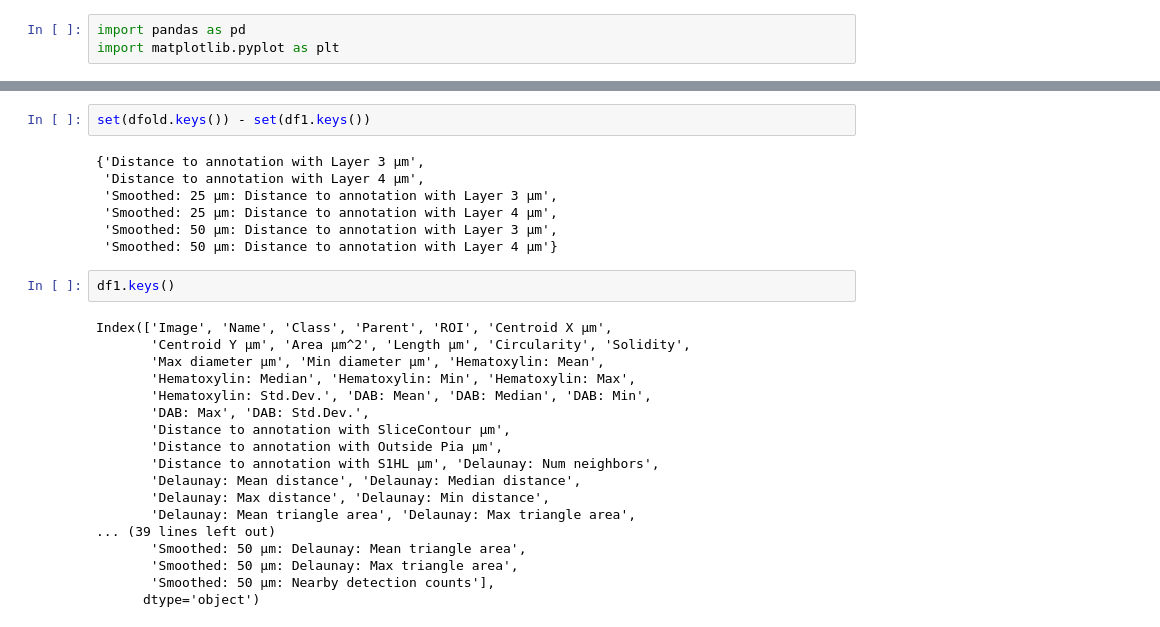
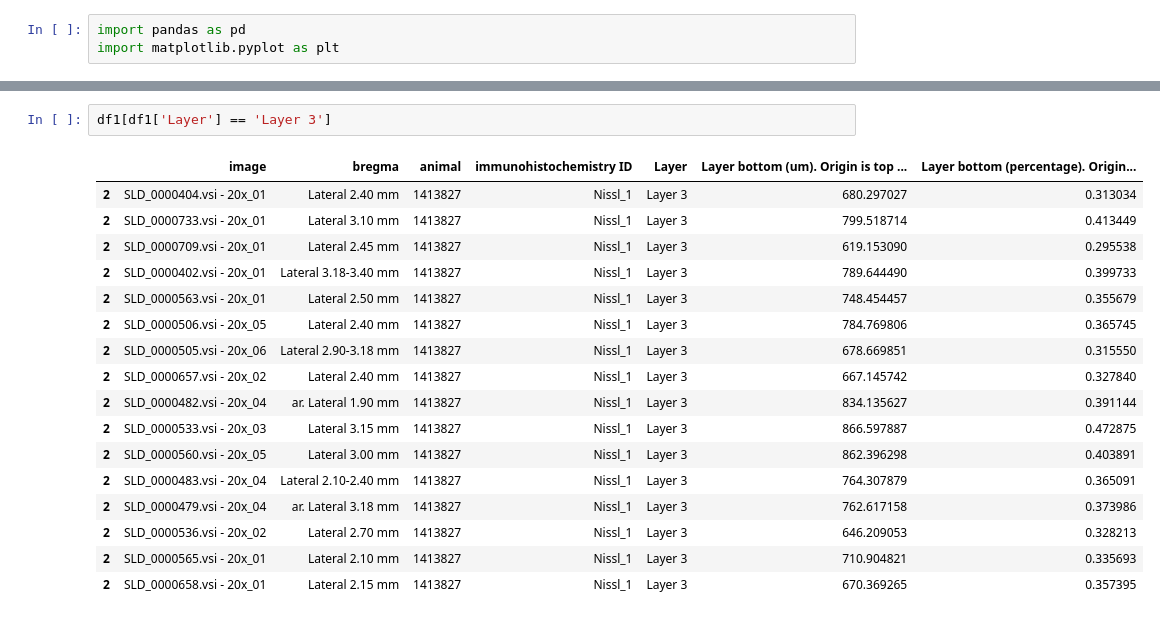
Before and after one commit to jacquemi-bbp/rat_sscx_nissl_analysis, a Jupyter notebook: Notebooks/Plot plan boundaries layers.ipynb, the cells around one changed output, grey strips where cells are left out. Cells and saved outputs as stored; diff of their text form.

```diff
--- a/Notebooks/Plot plan boundaries layers.ipynb
+++ b/Notebooks/Plot plan boundaries layers.ipynb
@@ -75,29 +6,20 @@ set(df1.keys()) - set(dfold.keys())
-# %%
-set(dfold.keys()) - set(df1.keys())
-# %% [output]
-{'Distance to annotation with Layer 3 µm',
- 'Distance to annotation with Layer 4 µm',
- 'Smoothed: 25 µm: Distance to annotation with Layer 3 µm',
- 'Smoothed: 25 µm: Distance to annotation with Layer 4 µm',
- 'Smoothed: 50 µm: Distance to annotation with Layer 3 µm',
- 'Smoothed: 50 µm: Distance to annotation with Layer 4 µm'}
-# %%
-df1.keys()
-# %% [output]
-Index(['Image', 'Name', 'Class', 'Parent', 'ROI', 'Centroid X µm',
-       'Centroid Y µm', 'Area µm^2', 'Length µm', 'Circularity', 'Solidity',
-       'Max diameter µm', 'Min diameter µm', 'Hematoxylin: Mean',
-       'Hematoxylin: Median', 'Hematoxylin: Min', 'Hematoxylin: Max',
-       'Hematoxylin: Std.Dev.', 'DAB: Mean', 'DAB: Median', 'DAB: Min',
-       'DAB: Max', 'DAB: Std.Dev.',
-       'Distance to annotation with SliceContour µm',
-       'Distance to annotation with Outside Pia µm',
-       'Distance to annotation with S1HL µm', 'Delaunay: Num neighbors',
-       'Delaunay: Mean distance', 'Delaunay: Median distance',
-       'Delaunay: Max distance', 'Delaunay: Min distance',
-       'Delaunay: Mean triangle area', 'Delaunay: Max triangle area',
-... (39 lines left out)
-       'Smoothed: 50 µm: Delaunay: Mean triangle area',
-       'Smoothed: 50 µm: Delaunay: Max triangle area',
-       'Smoothed: 50 µm: Nearby detection counts'],
-      dtype='object')
+# %%
+df1[df1['Layer'] == 'Layer 3']
+# %% [output]
+|  | image | bregma | animal | immunohistochemistry ID | Layer | Layer bottom (um). Origin is top ... | Layer bottom (percentage). Origin... |
+| 2 | SLD_0000404.vsi - 20x_01 | Lateral 2.40 mm | 1413827 | Nissl_1 | Layer 3 | 680.297027 | 0.313034 |
+| 2 | SLD_0000733.vsi - 20x_01 | Lateral 3.10 mm | 1413827 | Nissl_1 | Layer 3 | 799.518714 | 0.413449 |
+| 2 | SLD_0000709.vsi - 20x_01 | Lateral 2.45 mm | 1413827 | Nissl_1 | Layer 3 | 619.153090 | 0.295538 |
+| 2 | SLD_0000402.vsi - 20x_01 | Lateral 3.18-3.40 mm | 1413827 | Nissl_1 | Layer 3 | 789.644490 | 0.399733 |
+| 2 | SLD_0000563.vsi - 20x_01 | Lateral 2.50 mm | 1413827 | Nissl_1 | Layer 3 | 748.454457 | 0.355679 |
+| 2 | SLD_0000506.vsi - 20x_05 | Lateral 2.40 mm | 1413827 | Nissl_1 | Layer 3 | 784.769806 | 0.365745 |
+| 2 | SLD_0000505.vsi - 20x_06 | Lateral 2.90-3.18 mm | 1413827 | Nissl_1 | Layer 3 | 678.669851 | 0.315550 |
+| 2 | SLD_0000657.vsi - 20x_02 | Lateral 2.40 mm | 1413827 | Nissl_1 | Layer 3 | 667.145742 | 0.327840 |
+| 2 | SLD_0000482.vsi - 20x_04 | ar. Lateral 1.90 mm | 1413827 | Nissl_1 | Layer 3 | 834.135627 | 0.391144 |
+| 2 | SLD_0000533.vsi - 20x_03 | Lateral 3.15 mm | 1413827 | Nissl_1 | Layer 3 | 866.597887 | 0.472875 |
+| 2 | SLD_0000560.vsi - 20x_05 | Lateral 3.00 mm | 1413827 | Nissl_1 | Layer 3 | 862.396298 | 0.403891 |
+| 2 | SLD_0000483.vsi - 20x_04 | Lateral 2.10-2.40 mm | 1413827 | Nissl_1 | Layer 3 | 764.307879 | 0.365091 |
+| 2 | SLD_0000479.vsi - 20x_04 | ar. Lateral 3.18 mm | 1413827 | Nissl_1 | Layer 3 | 762.617158 | 0.373986 |
+| 2 | SLD_0000536.vsi - 20x_02 | Lateral 2.70 mm | 1413827 | Nissl_1 | Layer 3 | 646.209053 | 0.328213 |
+| 2 | SLD_0000565.vsi - 20x_01 | Lateral 2.10 mm | 1413827 | Nissl_1 | Layer 3 | 710.904821 | 0.335693 |
+| 2 | SLD_0000658.vsi - 20x_01 | Lateral 2.15 mm | 1413827 | Nissl_1 | Layer 3 | 670.369265 | 0.357395 |
```
Also changed, not shown: parts of 12 cells of this notebook, 7 other files.
